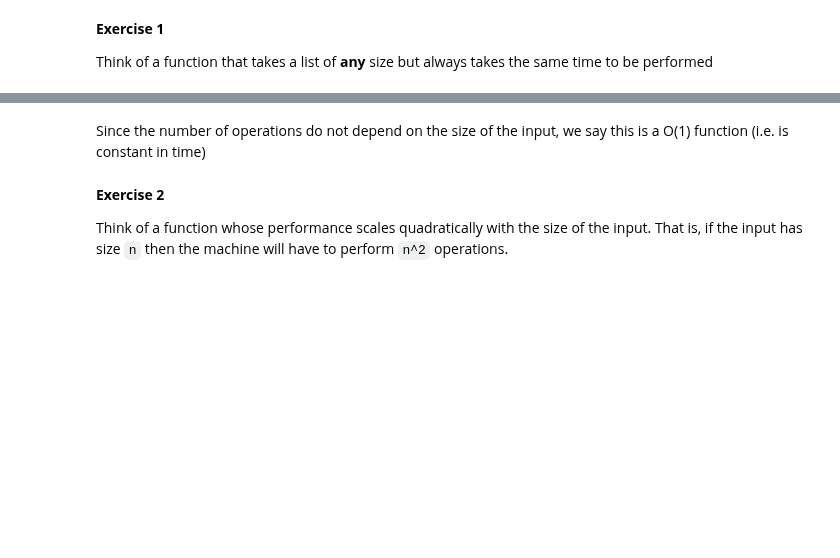
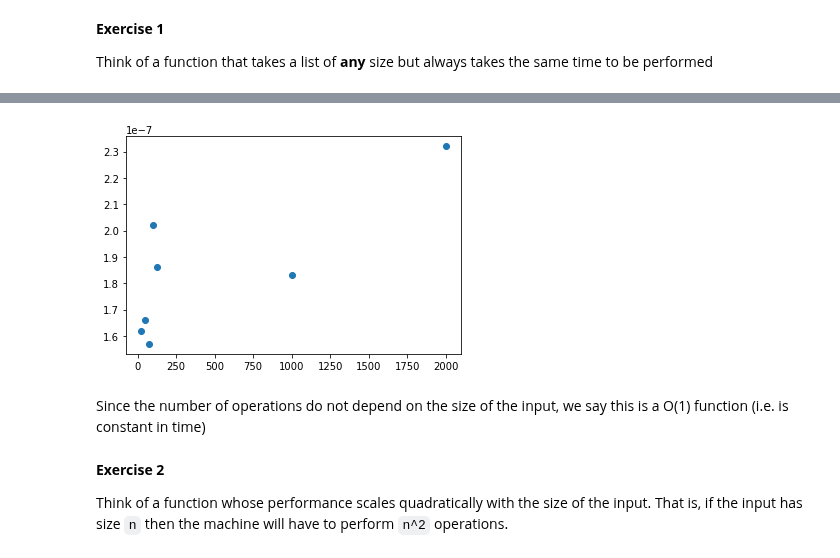
Before and after one commit to sheriffff/teaching-ironhack-data-madrid-2020, a Jupyter notebook: week_01/07-algorithms-and-complexity.ipynb, the cells around one changed output, grey strips where cells are left out. Saved outputs shown, nothing was run; the diff lists cells and outputs as text; code cells hidden in the pictures; blank space fills up the shorter version.

```diff
--- a/week_01/07-algorithms-and-complexity.ipynb
+++ b/week_01/07-algorithms-and-complexity.ipynb
@@ -90,6 +108,11 @@ def my_O1_funtion(input_list):
+# %%
+times = [162e-9, 166e-9, 157e-9, 202e-9, 186e-9, 183e-9, 232e-9  ]
+input_sizes = [25, 50, 75, 100, 125, 1000, 2000]
 # %%
-# plt.scatter(times, input_sizes);
-# plt.show()
+plt.scatter(input_sizes, times);
+plt.show()
+# %% [output]
+[figure, added]
 # %% [markdown]
 Since the number of operations do not depend on the size of the input, we say this is a O(1) function (i.e. is constant in time)
 # %% [markdown]
```
Also changed, not shown: parts of 24 cells of this notebook.
